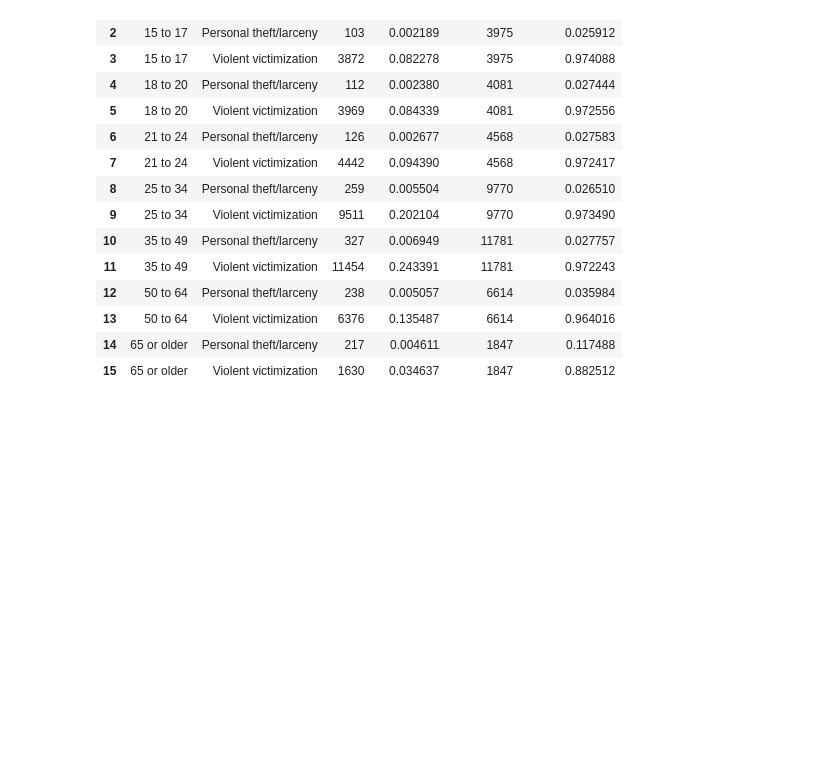
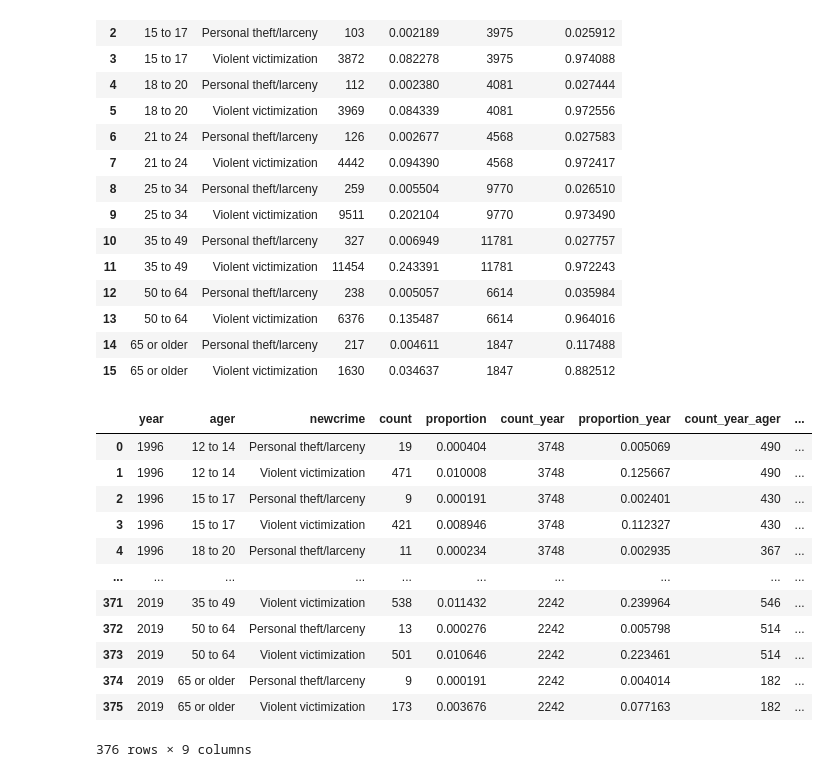
Before and after one commit to SyFlores/Crime_Victimization_and_the_Stock_Market, a Jupyter notebook: Analysis/NCVS_Analysis.ipynb, the cells around one changed output. Drawn from its saved outputs; the diff is of its cells as text; code cells hidden in the pictures; blank space fills up the shorter version.

Commit message:
Added a new groupby for year, ager and newcrime. Added a piechart visual to analysis.

```diff
--- a/Analysis/NCVS_Analysis.ipynb
+++ b/Analysis/NCVS_Analysis.ipynb
@@ -19,6 +22,10 @@ group_newcrime_df.drop(labels = "Unnamed: 0", axis = 1, inplace = True)
 ager_newcrime_csv_path = "../DataCleaning/group_ager_newcrime_df"
 group_ager_newcrime_df = pd.read_csv(ager_newcrime_csv_path)
 group_ager_newcrime_df.drop(labels = "Unnamed: 0", axis = 1, inplace = True)
+
+year_ager_newcrime_csv_path = "../DataCleaning/group_year_ager_newcrime_df"
+group_year_ager_newcrime_df = pd.read_csv(year_ager_newcrime_csv_path)
+group_year_ager_newcrime_df.drop(labels = "Unnamed: 0", axis = 1, inplace = True)
 # %%
 ncvs_df.head()
 # %% [output]
@@ -71,0 +77,16 @@ group_ager_newcrime_df
+# %%
+group_year_ager_newcrime_df
+# %% [output]
+|  | year | ager | newcrime | count | proportion | count_year | proportion_year | count_year_ager | ... |
+| 0 | 1996 | 12 to 14 | Personal theft/larceny | 19 | 0.000404 | 3748 | 0.005069 | 490 | ... |
+| 1 | 1996 | 12 to 14 | Violent victimization | 471 | 0.010008 | 3748 | 0.125667 | 490 | ... |
+| 2 | 1996 | 15 to 17 | Personal theft/larceny | 9 | 0.000191 | 3748 | 0.002401 | 430 | ... |
+| 3 | 1996 | 15 to 17 | Violent victimization | 421 | 0.008946 | 3748 | 0.112327 | 430 | ... |
+| 4 | 1996 | 18 to 20 | Personal theft/larceny | 11 | 0.000234 | 3748 | 0.002935 | 367 | ... |
+| ... | ... | ... | ... | ... | ... | ... | ... | ... | ... |
+| 371 | 2019 | 35 to 49 | Violent victimization | 538 | 0.011432 | 2242 | 0.239964 | 546 | ... |
+| 372 | 2019 | 50 to 64 | Personal theft/larceny | 13 | 0.000276 | 2242 | 0.005798 | 514 | ... |
+| 373 | 2019 | 50 to 64 | Violent victimization | 501 | 0.010646 | 2242 | 0.223461 | 514 | ... |
+| 374 | 2019 | 65 or older | Personal theft/larceny | 9 | 0.000191 | 2242 | 0.004014 | 182 | ... |
+| 375 | 2019 | 65 or older | Violent victimization | 173 | 0.003676 | 2242 | 0.077163 | 182 | ... |
+376 rows × 9 columns
```
Also changed, not shown: parts of 3 cells of this notebook, 2 other files.
